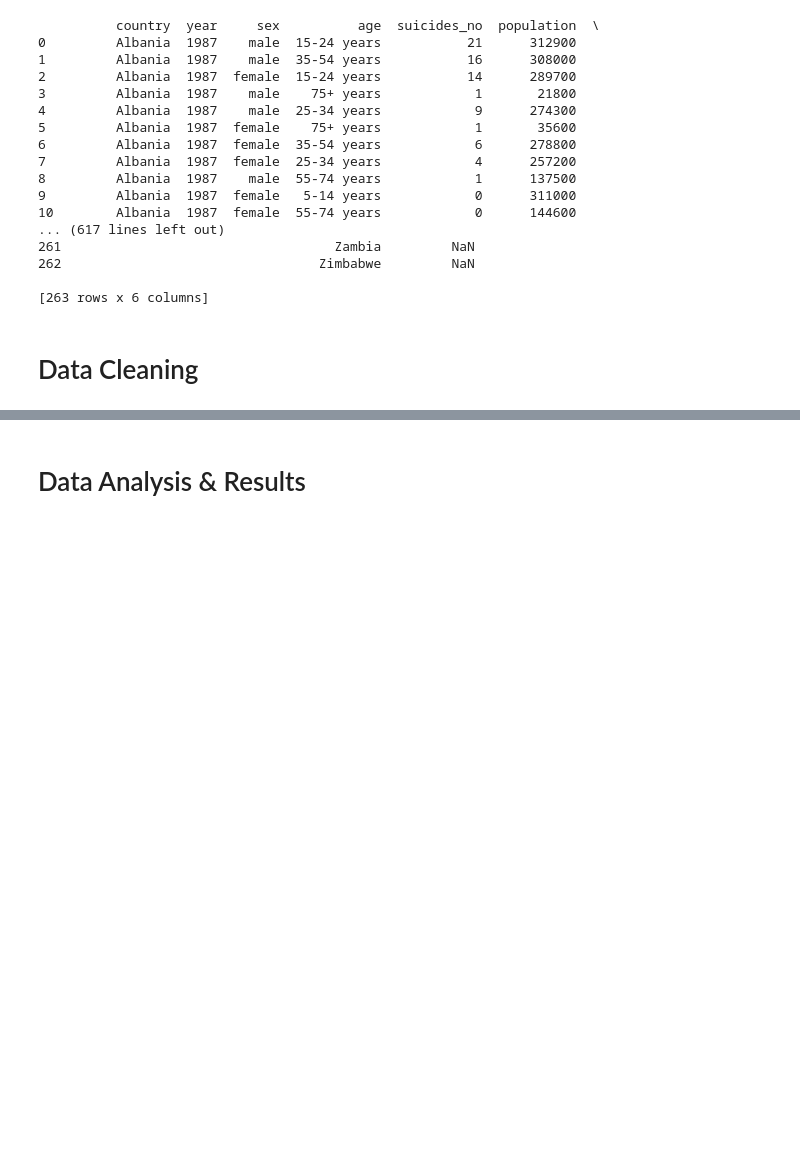
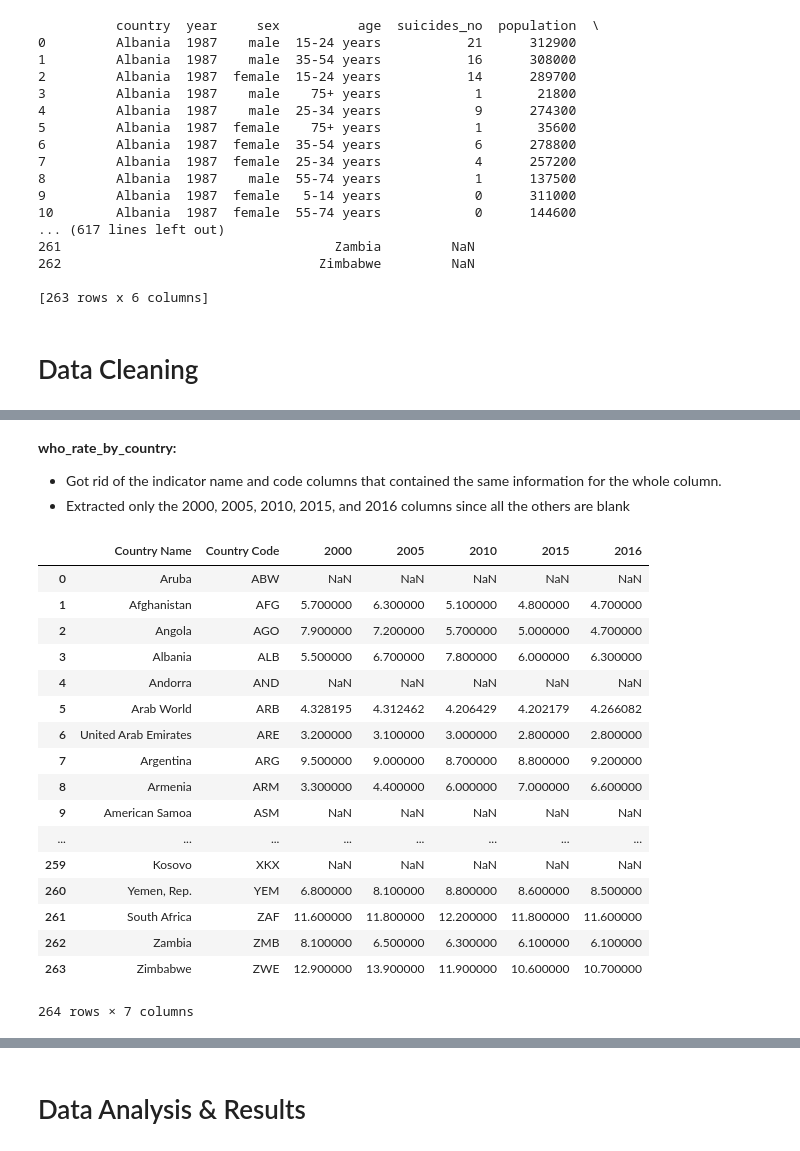
Before and after one commit to sethdagostino/COGS-108-Final-Project, a Jupyter notebook: FinalProject.ipynb, the cells around one changed output, grey strips where cells are left out. Saved outputs shown, nothing was run; the diff lists cells and outputs as text; code cells hidden in the pictures; blank space fills up the shorter version.

```diff
--- a/FinalProject.ipynb
+++ b/FinalProject.ipynb
@@ -94,0 +115,26 @@ Describe your data cleaning steps here.
+# %% [markdown]
+__who_rate_by_country:__
+- Got rid of the indicator name and code columns that contained the same information for the whole column.
+- Extracted only the 2000, 2005, 2010, 2015, and 2016 columns since all the others are blank
+# %%
+who_rate_by_country = who_rate_by_country[['Country Name','Country Code', '2000', '2005', '2010', '2015', '2016']]
+who_rate_by_country
+# %% [output]
+|  | Country Name | Country Code | 2000 | 2005 | 2010 | 2015 | 2016 |
+| 0 | Aruba | ABW | NaN | NaN | NaN | NaN | NaN |
+| 1 | Afghanistan | AFG | 5.700000 | 6.300000 | 5.100000 | 4.800000 | 4.700000 |
+| 2 | Angola | AGO | 7.900000 | 7.200000 | 5.700000 | 5.000000 | 4.700000 |
+| 3 | Albania | ALB | 5.500000 | 6.700000 | 7.800000 | 6.000000 | 6.300000 |
+| 4 | Andorra | AND | NaN | NaN | NaN | NaN | NaN |
+| 5 | Arab World | ARB | 4.328195 | 4.312462 | 4.206429 | 4.202179 | 4.266082 |
+| 6 | United Arab Emirates | ARE | 3.200000 | 3.100000 | 3.000000 | 2.800000 | 2.800000 |
+| 7 | Argentina | ARG | 9.500000 | 9.000000 | 8.700000 | 8.800000 | 9.200000 |
+| 8 | Armenia | ARM | 3.300000 | 4.400000 | 6.000000 | 7.000000 | 6.600000 |
+| 9 | American Samoa | ASM | NaN | NaN | NaN | NaN | NaN |
+| ... | ... | ... | ... | ... | ... | ... | ... |
+| 259 | Kosovo | XKX | NaN | NaN | NaN | NaN | NaN |
+| 260 | Yemen, Rep. | YEM | 6.800000 | 8.100000 | 8.800000 | 8.600000 | 8.500000 |
+| 261 | South Africa | ZAF | 11.600000 | 11.800000 | 12.200000 | 11.800000 | 11.600000 |
+| 262 | Zambia | ZMB | 8.100000 | 6.500000 | 6.300000 | 6.100000 | 6.100000 |
+| 263 | Zimbabwe | ZWE | 12.900000 | 13.900000 | 11.900000 | 10.600000 | 10.700000 |
+264 rows × 7 columns
```
Also changed, not shown: parts of 8 cells of this notebook.
